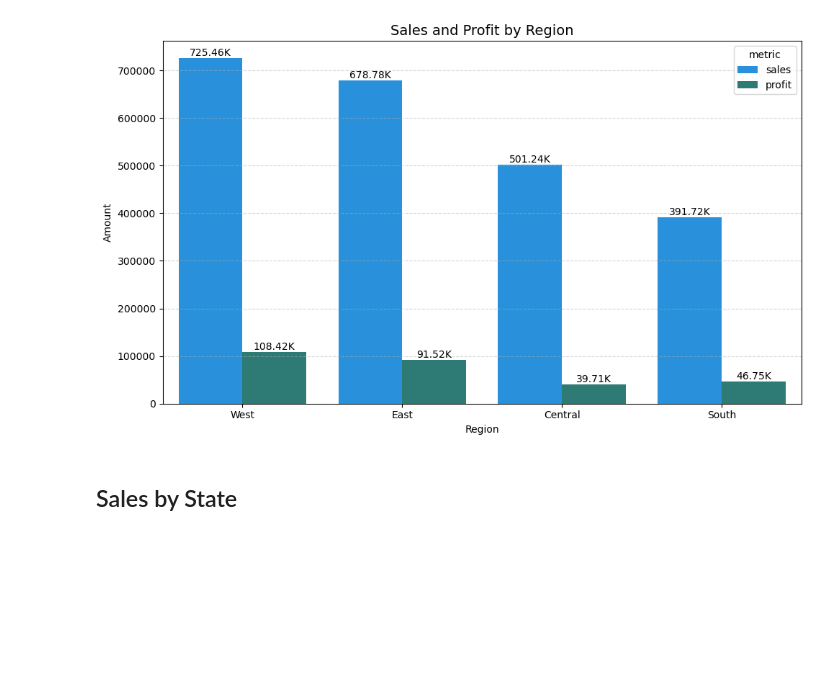
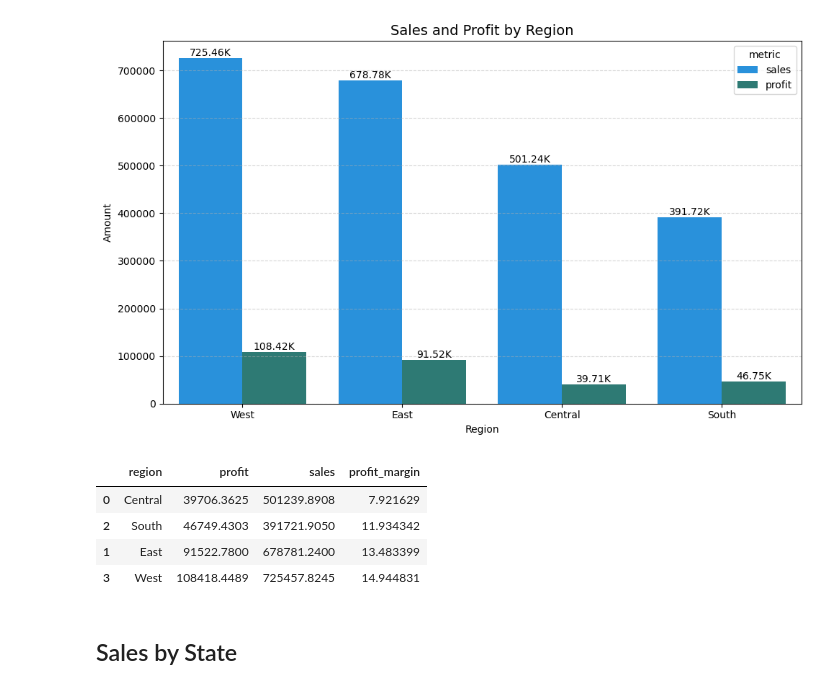
Before and after one commit to FadhiilDzaki/superstore_analysis, a Jupyter notebook: superstore_analysis.ipynb, the cells around one changed output. Cells and saved outputs as stored; diff of their text form; code cells hidden in the pictures; blank space fills up the shorter version.

```diff
--- a/superstore_analysis.ipynb
+++ b/superstore_analysis.ipynb
@@ -478,6 +494,21 @@ plt.tight_layout()
 plt.show()
 # %% [output]
 [figure]
+# %%
+# group profit & sales by state
+group_state = df.groupby('region')[['profit','sales']].sum().reset_index()
+
+# calculate margin profit
+group_state['profit_margin'] = group_state['profit']/group_state['sales']*100
+
+# show
+group_state.sort_values(by='profit_margin',ascending=True)
+# %% [output]
+|  | region | profit | sales | profit_margin |
+| 0 | Central | 39706.3625 | 501239.8908 | 7.921629 |
+| 2 | South | 46749.4303 | 391721.9050 | 11.934342 |
+| 1 | East | 91522.7800 | 678781.2400 | 13.483399 |
+| 3 | West | 108418.4489 | 725457.8245 | 14.944831 |
 # %% [markdown]
 ## Sales by State
 # %%
```
Also changed, not shown: parts of 17 cells of this notebook, 1 other file.
